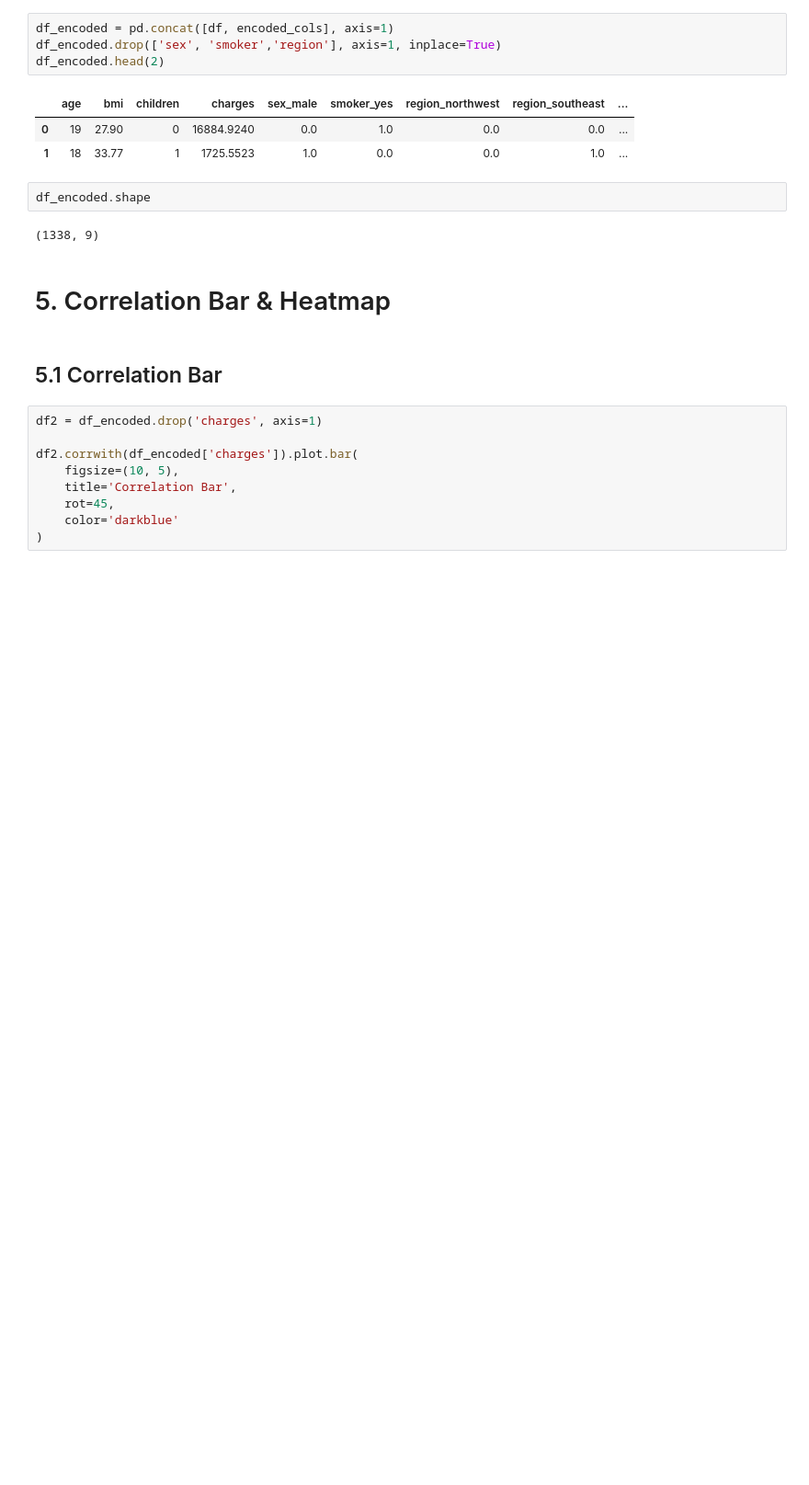
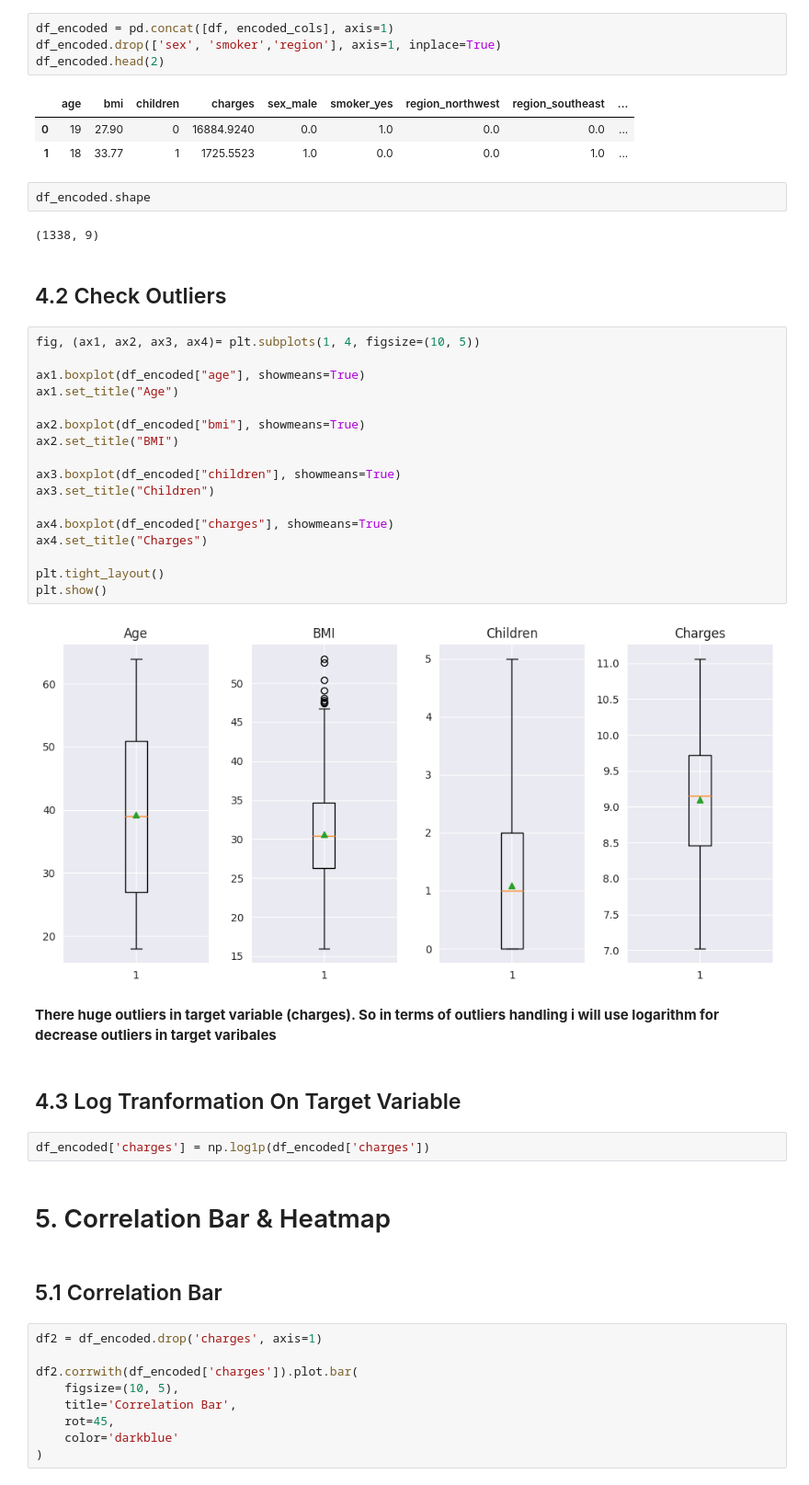
Before and after one commit to mohammadreza-mohammadi94/DataAnalysis-And-MachineLearning, a Jupyter notebook: 4. Public Health and Safety/Medical Insurance Prediction/Medical_Insurance_Prediction.ipynb, the cells around one changed output. Shown at 92% size. Saved outputs shown, nothing was run; the diff lists cells and outputs as text; blank space fills up the shorter version.

```diff
--- a/4. Public Health and Safety/Medical Insurance Prediction/Medical_Insurance_Prediction.ipynb
+++ b/4. Public Health and Safety/Medical Insurance Prediction/Medical_Insurance_Prediction.ipynb
@@ -321,6 +353,33 @@ df_encoded.head(2)
 df_encoded.shape
 # %% [output]
 (1338, 9)
+# %% [markdown]
+## 4.2 Check Outliers <a id=4.2></a>
+# %%
+fig, (ax1, ax2, ax3, ax4)= plt.subplots(1, 4, figsize=(10, 5))
+
+ax1.boxplot(df_encoded["age"], showmeans=True)
+ax1.set_title("Age")
+
+ax2.boxplot(df_encoded["bmi"], showmeans=True)
+ax2.set_title("BMI")
+
+ax3.boxplot(df_encoded["children"], showmeans=True)
+ax3.set_title("Children")
+
+ax4.boxplot(df_encoded["charges"], showmeans=True)
+ax4.set_title("Charges")
+
+plt.tight_layout()
+plt.show()
+# %% [output]
+[figure, added]
+# %% [markdown]
+__There huge outliers in target variable (charges). So in terms of outliers handling i will use logarithm for decrease outliers in target varibales__
+# %% [markdown]
+## 4.3 Log Tranformation On Target Variable <a id=4.3></a>
+# %%
+df_encoded['charges'] = np.log1p(df_encoded['charges'])
 # %% [markdown]
 # 5. Correlation Bar & Heatmap <a id=5></a>
 # %% [markdown]
```
Also changed, not shown: parts of 16 cells of this notebook.
